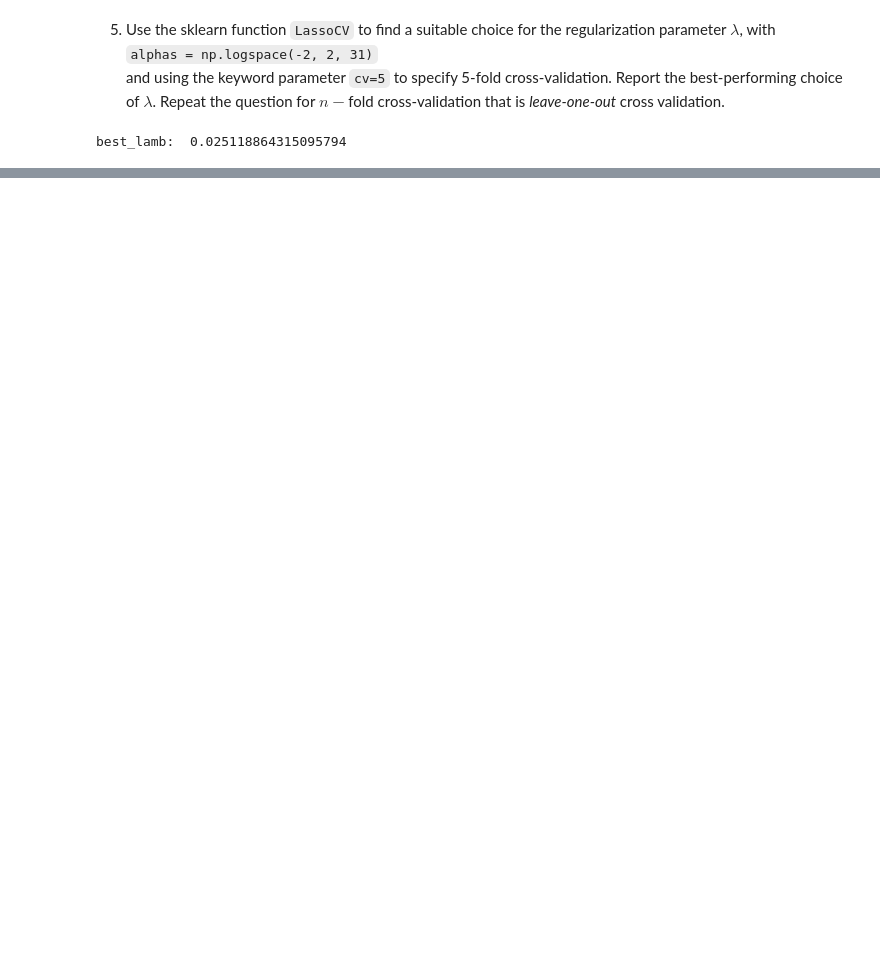
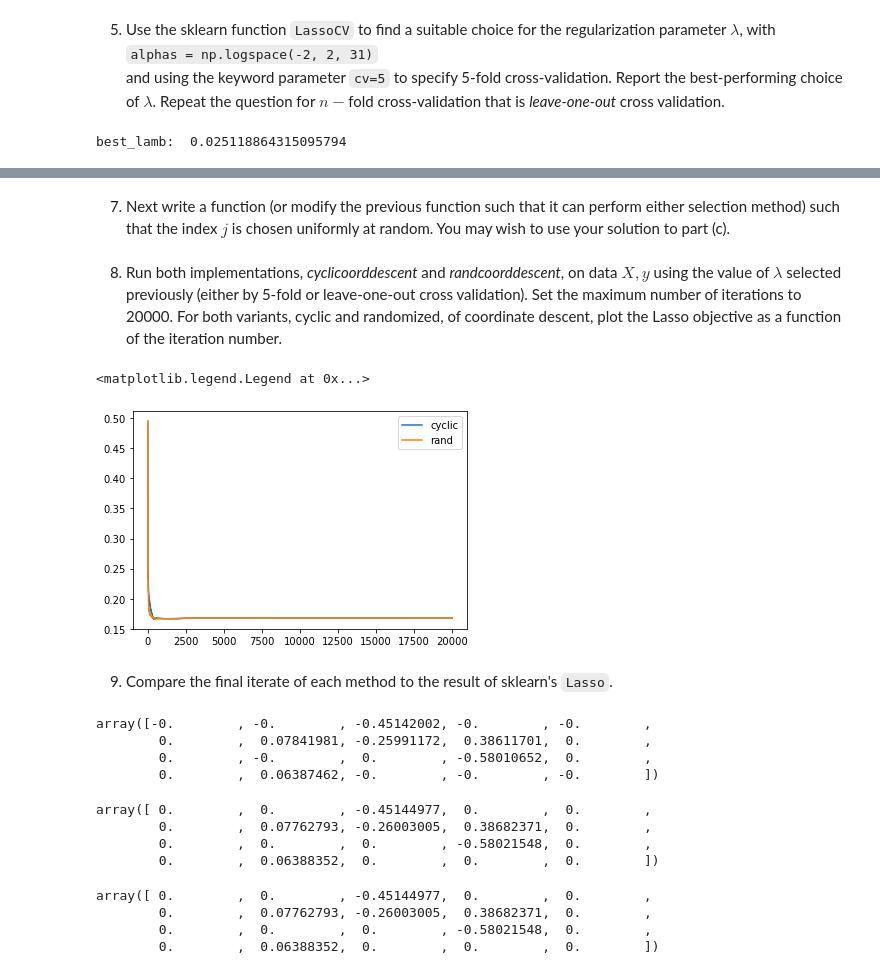
Before and after one commit to emi90/data558, a Jupyter notebook: Homework/hw4_EmilyYamauchi.ipynb, the cells around one changed output, grey strips where cells are left out. Drawn from its saved outputs; the diff is of its cells as text; code cells hidden in the pictures; blank space fills up the shorter version.

```diff
--- a/Homework/hw4_EmilyYamauchi.ipynb
+++ b/Homework/hw4_EmilyYamauchi.ipynb
@@ -277,3 +278,3 @@ y = sc_df['critical_temp']
 # %%
-Xs = (X - X.mean())/X.std()
-ys = (y - y.mean())/y.std()
+scXs = np.array((scX - scX.mean())/scX.std())
+scys = np.array((scy - scy.mean())/scy.std())
@@ -284,7 +291,7 @@ and using the keyword parameter `cv=5` to specify 5-fold cross-validation. Repor
 # %%
 alphas = np.logspace(-2, 2, 31)
 # %%
-best_lamb = LassoCV(alphas=alphas, cv = 5).fit(Xs, ys).alpha_
+best_lamb = LassoCV(alphas=alphas, cv = 5).fit(scXs, scys).alpha_
 print('best_lamb: ', best_lamb )
 # %% [output]
 best_lamb:  0.025118864315095794
@@ -370,0 +343,8 @@ def get_fold_indices(n, K, j):
+# %%
+def coorddescent(beta, X, y, lamb, j):
+
+    min_j = partial_min(beta, X, y, lamb, j)
+    new_beta = beta.copy()
+    new_beta[j] = min_j
+
+    return new_beta
@@ -370,0 +380,19 @@ def get_fold_indices(n, K, j):
+# %% [markdown]
+7. Next write a function (or modify the previous function such that it can perform either selection method) such that the index $j$ is chosen uniformly at random. You may wish to use your solution to part (c).
+# %%
+def randcoorddescent(beta_init, X, y, lamb, max_iter=20):
+
+    d = X.shape[1]
+    t = 0
+    beta = beta_init.copy()
+    betas = [beta]
+
+    while t < max_iter:
+
+        j = np.random.choice(d)
+        new_beta = coorddescent(beta, X, y, lamb, j)
+        betas.append(new_beta)
+        beta = new_beta
+        t += 1
+
+    return betas
@@ -370,0 +401,19 @@ def get_fold_indices(n, K, j):
+# %% [markdown]
+8. Run both implementations, *cyclicoorddescent* and *randcoorddescent*, on data $X, y$ using the value of $\lambda$ selected previously (either by 5-fold or leave-one-out cross validation). Set the maximum number of iterations to 20000. For both variants, cyclic and randomized, of coordinate descent, plot the Lasso objective as a function of the iteration number.
+# %%
+max_iter = 20000
+
+cyclicB = cyclicoorddescent(beta_sc, scXs, scys, best_lamb, max_iter)
+randB = randcoorddescent(beta_sc, scXs, scys, best_lamb, max_iter)
+
+cyclic_obj = [computeobj(b, scXs, scys, best_lamb) for b in cyclicB]
+rand_obj = [computeobj(b, scXs, scys, best_lamb) for b in randB]
+
+plt.plot(cyclic_obj, label = 'cyclic')
+plt.plot(rand_obj, label = 'rand')
+plt.legend()
+# %% [output]
+<matplotlib.legend.Legend at 0x...>
+[figure, added]
+# %% [markdown]
+9. Compare the final iterate of each method to the result of sklearn's `Lasso`.
@@ -370,0 +422,21 @@ def get_fold_indices(n, K, j):
+# %%
+scm.coef_
+# %% [output]
+array([-0.        , -0.        , -0.45142002, -0.        , -0.        ,
+        0.        ,  0.07841981, -0.25991172,  0.38611701,  0.        ,
+        0.        , -0.        ,  0.        , -0.58010652,  0.        ,
+        0.        ,  0.06387462, -0.        , -0.        , -0.        ])
+# %%
+cyclicB[-1]
+# %% [output]
+array([ 0.        ,  0.        , -0.45144977,  0.        ,  0.        ,
+        0.        ,  0.07762793, -0.26003005,  0.38682371,  0.        ,
+        0.        ,  0.        ,  0.        , -0.58021548,  0.        ,
+        0.        ,  0.06388352,  0.        ,  0.        ,  0.        ])
+# %%
+randB[-1]
+# %% [output]
+array([ 0.        ,  0.        , -0.45144977,  0.        ,  0.        ,
+        0.        ,  0.07762793, -0.26003005,  0.38682371,  0.        ,
+        0.        ,  0.        ,  0.        , -0.58021548,  0.        ,
+        0.        ,  0.06388352,  0.        ,  0.        ,  0.        ])
```
Also changed, not shown: parts of 30 cells of this notebook.
